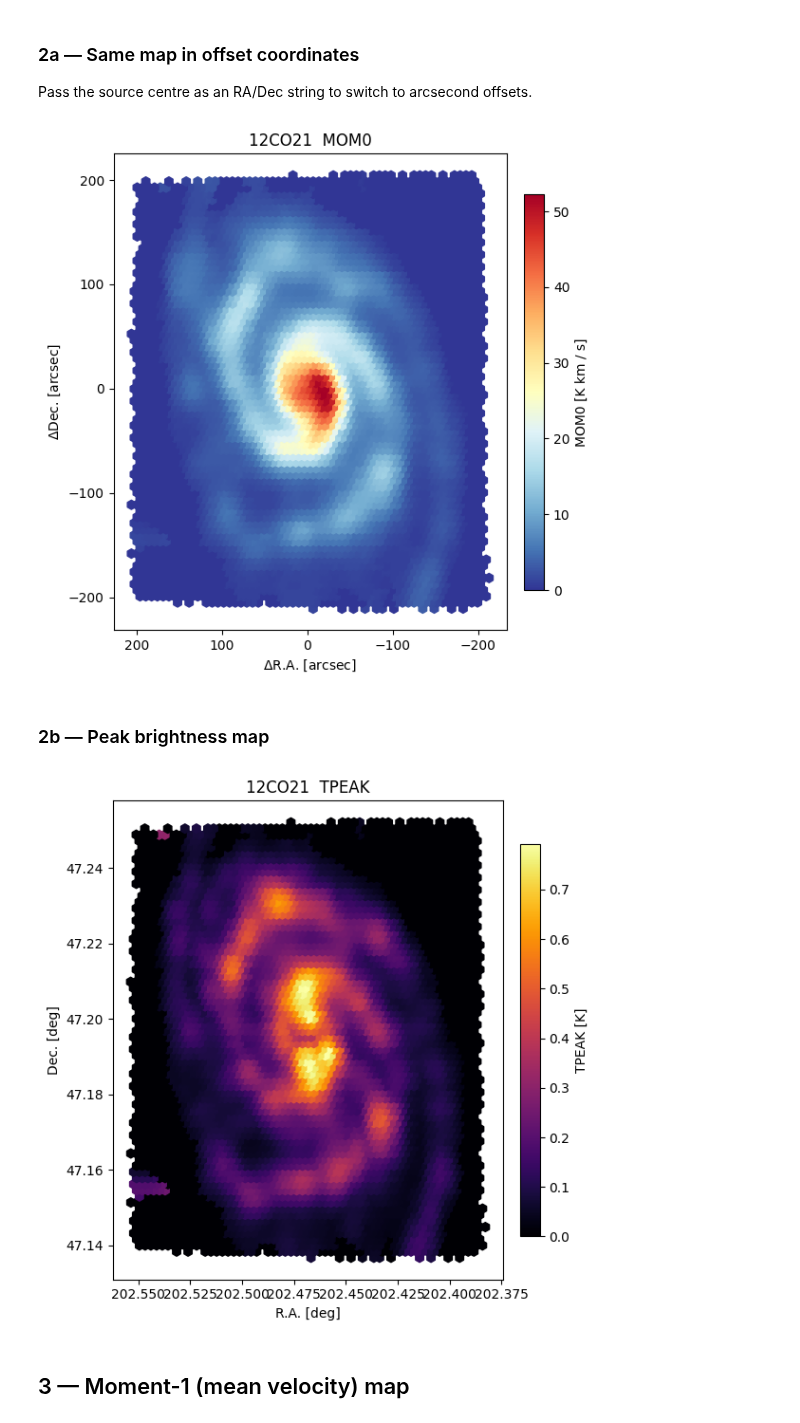
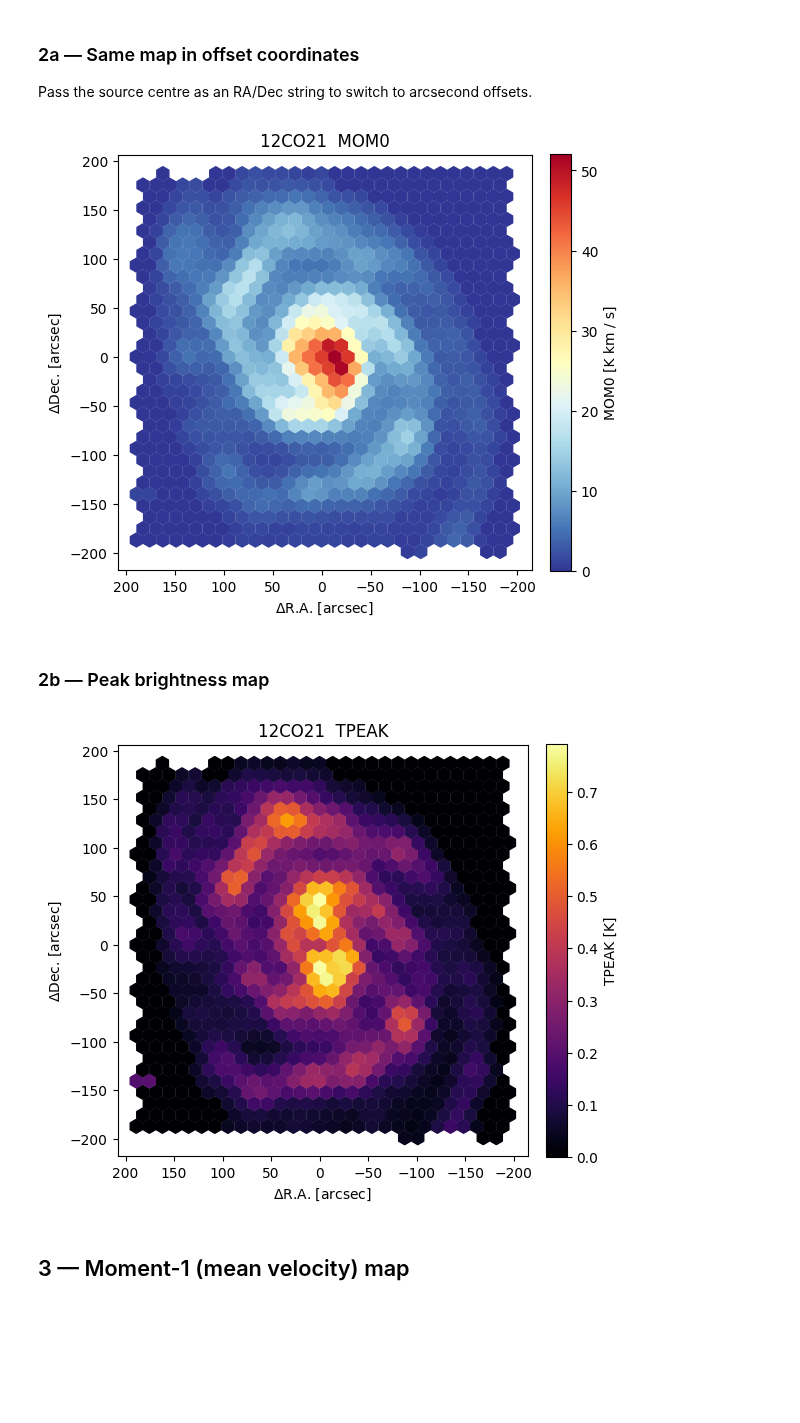
Before and after one commit to PhangsTeam/astro-HexMaps, a Jupyter notebook: analysis/pystructure_example.ipynb, the cells around one changed output. Drawn from its saved outputs; the diff is of its cells as text; code cells hidden in the pictures; blank space fills up the shorter version.

```diff
--- a/analysis/pystructure_example.ipynb
+++ b/analysis/pystructure_example.ipynb
@@ -18,7 +18,7 @@ from pystructureAnalysis import pystructureAnalysis
 # -----------------------------------------------------------------
 # USER SETTING: path to your .ecsv output file
 # -----------------------------------------------------------------
-ECSV_FILE = "../output/ngc5194_data_struct_27as_2026_06_12.ecsv"
+ECSV_FILE = "../output/ngc5194_data_struct_27as_2026_06_22.ecsv"
 
 ps = pystructureAnalysis(ECSV_FILE)
 print(ps)
@@ -76,13 +76,13 @@ CENTER = "13:29:52.7 +47:11:43"   # NGC 5194 (M51a)
 
 ps.quickplot_map(line, quantity="MOM0", center=CENTER, cmap="RdYlBu_r")
 # %% [output]
-[figure, old version]
+[figure, new version]
 # %% [markdown]
 ### 2b — Peak brightness map
 # %%
-ps.quickplot_map(line, quantity="TPEAK", cmap="inferno", stretch="lin")
+ps.quickplot_map(line, quantity="TPEAK", center=CENTER, cmap="inferno", stretch="lin")
 # %% [output]
-[figure, old version]
+[figure, new version]
 # %% [markdown]
 ## 3 — Moment-1 (mean velocity) map
 # %%
```
Also changed, not shown: parts of 10 cells of this notebook, 1 other file.
